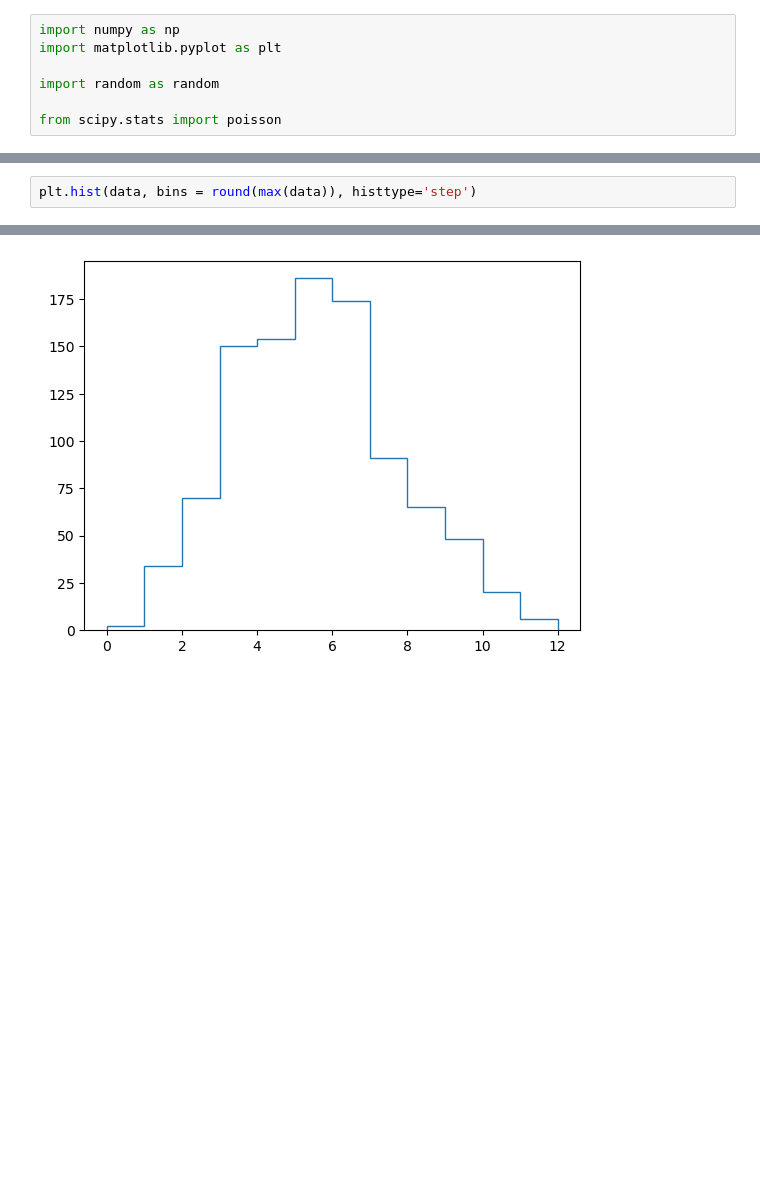
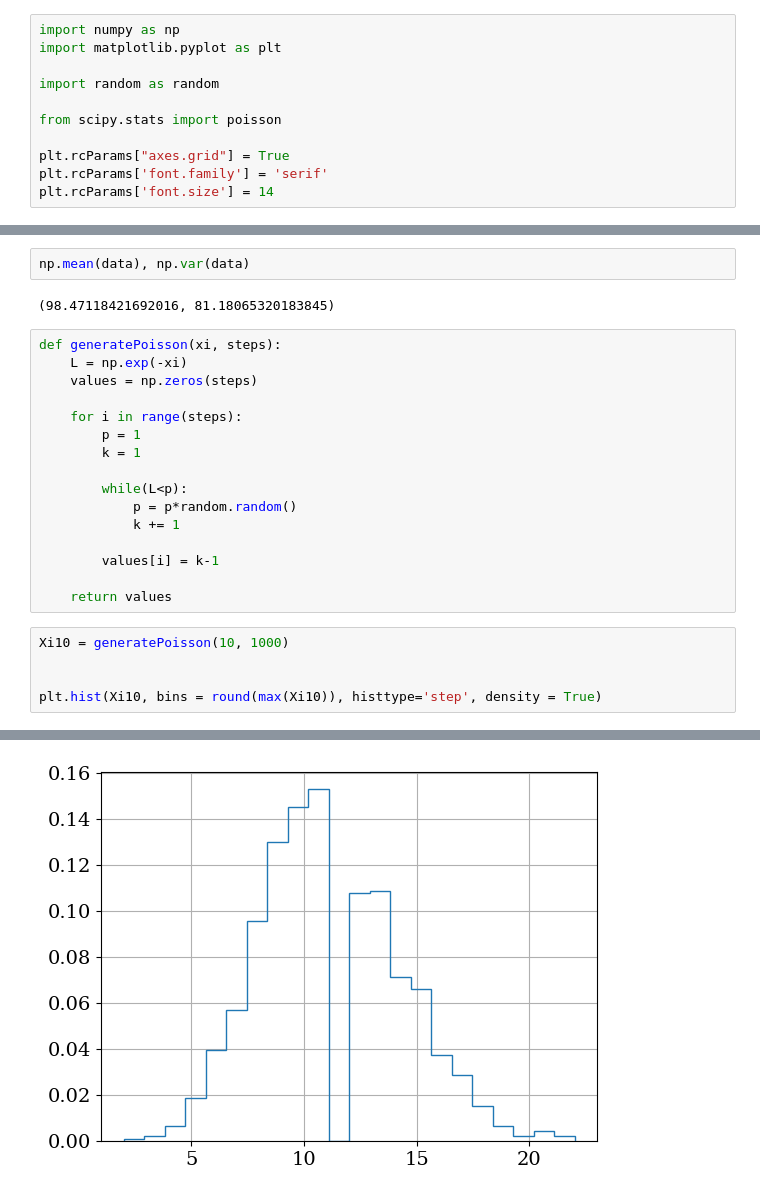
Before and after one commit to Shellf1sh/MolecularSimulation, a Jupyter notebook: problemSet8/example.ipynb, the cells around one changed output, grey strips where cells are left out. Cells and saved outputs as stored; diff of their text form; blank space fills up the shorter version.

```diff
--- a/problemSet8/example.ipynb
+++ b/problemSet8/example.ipynb
@@ -5,4 +5,8 @@ import matplotlib.pyplot as plt
 import random as random
 
 from scipy.stats import poisson
+
+plt.rcParams["axes.grid"] = True
+plt.rcParams['font.family'] = 'serif'
+plt.rcParams['font.size'] = 14
 # %%
@@ -59,3 +93,26 @@ ax.plot(data)
+# %%
+np.mean(data), np.var(data)
+# %% [output]
+(98.47118421692016, 81.18065320183845)
+# %%
+def generatePoisson(xi, steps):
+    L = np.exp(-xi)
+    values = np.zeros(steps)
+
+    for i in range(steps):
+        p = 1
+        k = 1
+
+        while(L<p):
+            p = p*random.random()
+            k += 1
+
+        values[i] = k-1
+
+    return values
 # %%
-plt.hist(data, bins = round(max(data)), histtype='step')
+Xi10 = generatePoisson(10, 1000)
+
+
+plt.hist(Xi10, bins = round(max(Xi10)), histtype='step', density = True)
 # %% [output]
@@ -65,2 +127,2 @@ plt.hist(data, bins = round(max(data)), histtype='step')
  [<matplotlib.patches.Polygon at 0x...>])
-[figure, old version]
+[figure, new version]
```
Also changed, not shown: parts of 7 cells of this notebook.
